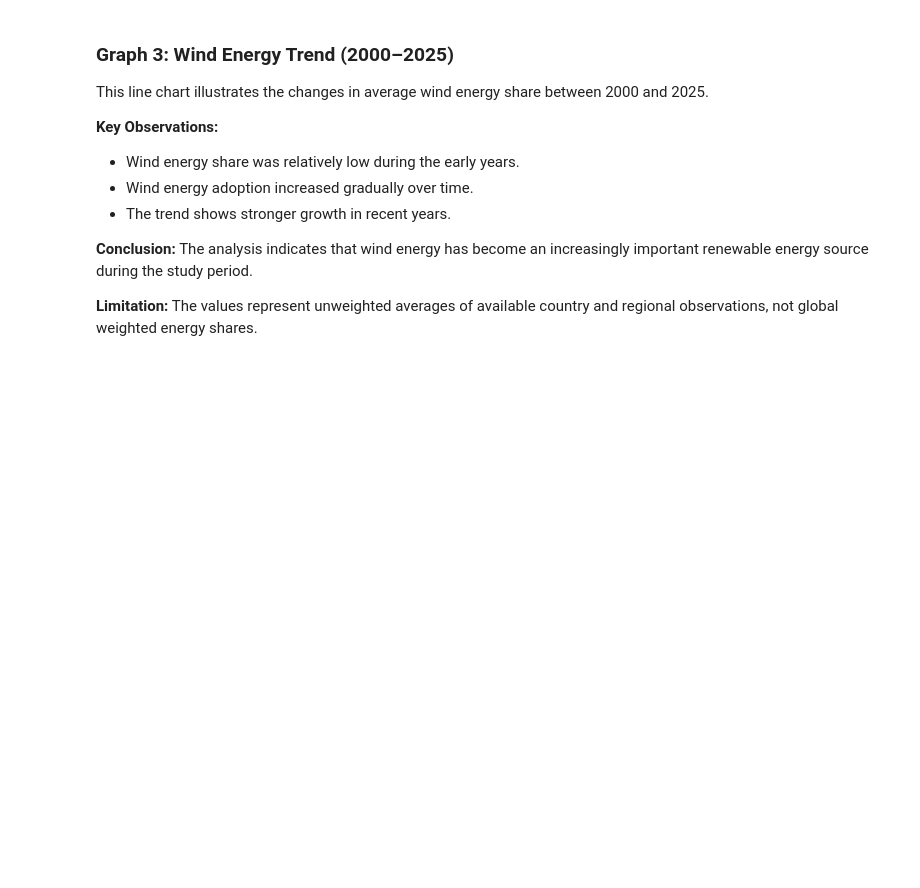
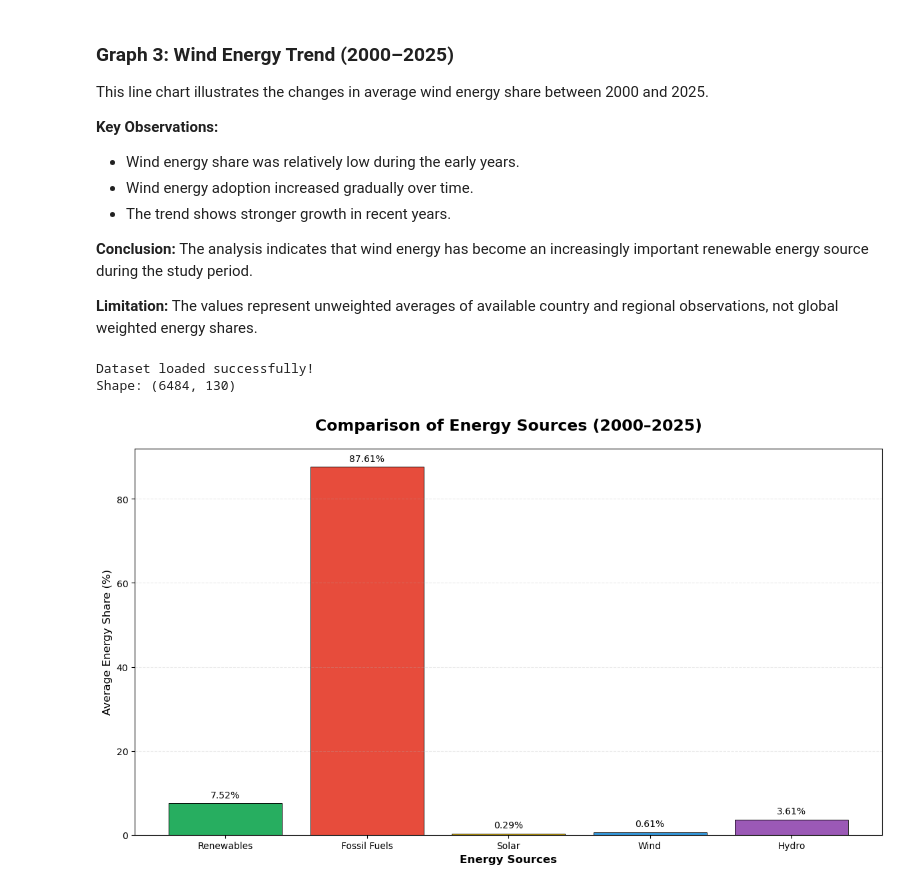
Before and after one commit to Abdullah-awa/Global-Energy-Transition-CA1, a Jupyter notebook: Global_Energy_Transition.ipynb, the cells around one changed output. Cells and saved outputs as stored; diff of their text form; code cells hidden in the pictures; blank space fills up the shorter version.

Commit message:
Add bar chart with energy source analysis

```diff
--- a/Global_Energy_Transition.ipynb
+++ b/Global_Energy_Transition.ipynb
@@ -447,3 +447,69 @@ This line chart illustrates the changes in average wind energy share between 200
 The analysis indicates that wind energy has become an increasingly important renewable energy source during the study period.
 
 **Limitation:** The values represent unweighted averages of available country and regional observations, not global weighted energy shares.
+# %%
+import pandas as pd
+import numpy as np
+import matplotlib.pyplot as plt
+import seaborn as sns
+
+df = pd.read_csv("owid_energy.csv")
+
+# Filter data from 2000 to 2025
+energy_df = df[
+    (df["year"] >= 2000) &
+    (df["year"] <= 2025)
+].copy()
+
+print("Dataset loaded successfully!")
+print("Shape:", energy_df.shape)
+# %% [output]
+Dataset loaded successfully!
+Shape: (6484, 130)
+# %%
+# Calculate average energy share for five indicators
+
+energy_comparison = energy_df[
+    [
+        "renewables_energy_share_pct",
+        "fossil_fuels_energy_share_pct",
+        "solar_energy_share_pct",
+        "wind_energy_share_pct",
+        "hydro_energy_share_pct"
+    ]
+].mean()
+
+# Create comparison bar chart
+
+plt.figure(figsize=(12, 7))
+
+colors = ["#27AE60", "#E74C3C", "#F1C40F", "#3498DB", "#9B59B6"]
+
+bars = plt.bar(
+    ["Renewables", "Fossil Fuels", "Solar", "Wind", "Hydro"],
+    energy_comparison.values,
+    color=colors,
+    edgecolor="black",
+    linewidth=0.7
+)
+
+plt.title(
+    "Comparison of Energy Sources (2000–2025)",
+    fontsize=17,
+    fontweight="bold",
+    pad=20
+)
+
+plt.xlabel("Energy Sources", fontsize=12, fontweight="bold")
+plt.ylabel("Average Energy Share (%)", fontsize=12)
+
+plt.bar_label(bars, fmt="%.2f%%", padding=4, fontsize=10)
+plt.grid(axis="y", alpha=0.25, linestyle="--")
+plt.tight_layout()
+
+plt.savefig("Graph_04_Energy_Comparison.png",
+            dpi=300, bbox_inches="tight")
+
+plt.show()
+# %% [output]
+[figure, added]
```
Also changed, not shown: parts of 1 cell of this notebook.
